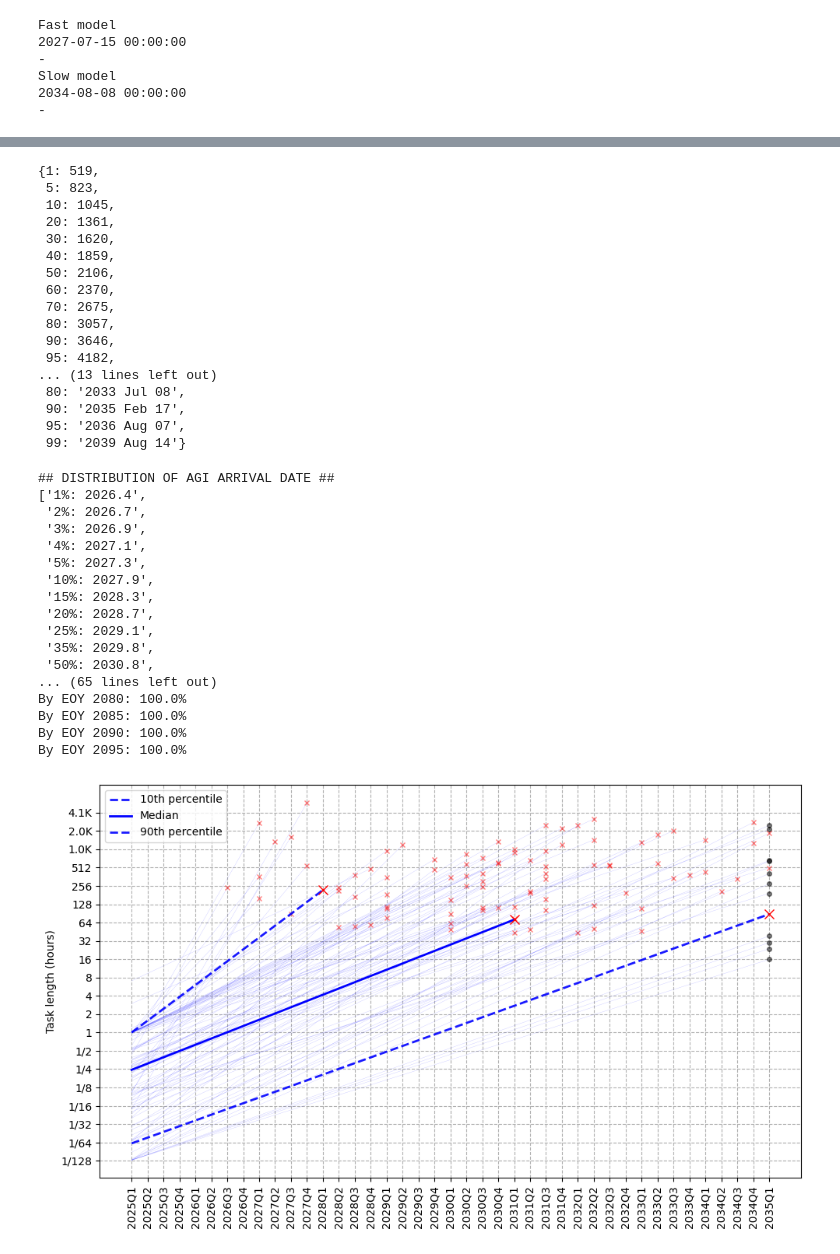
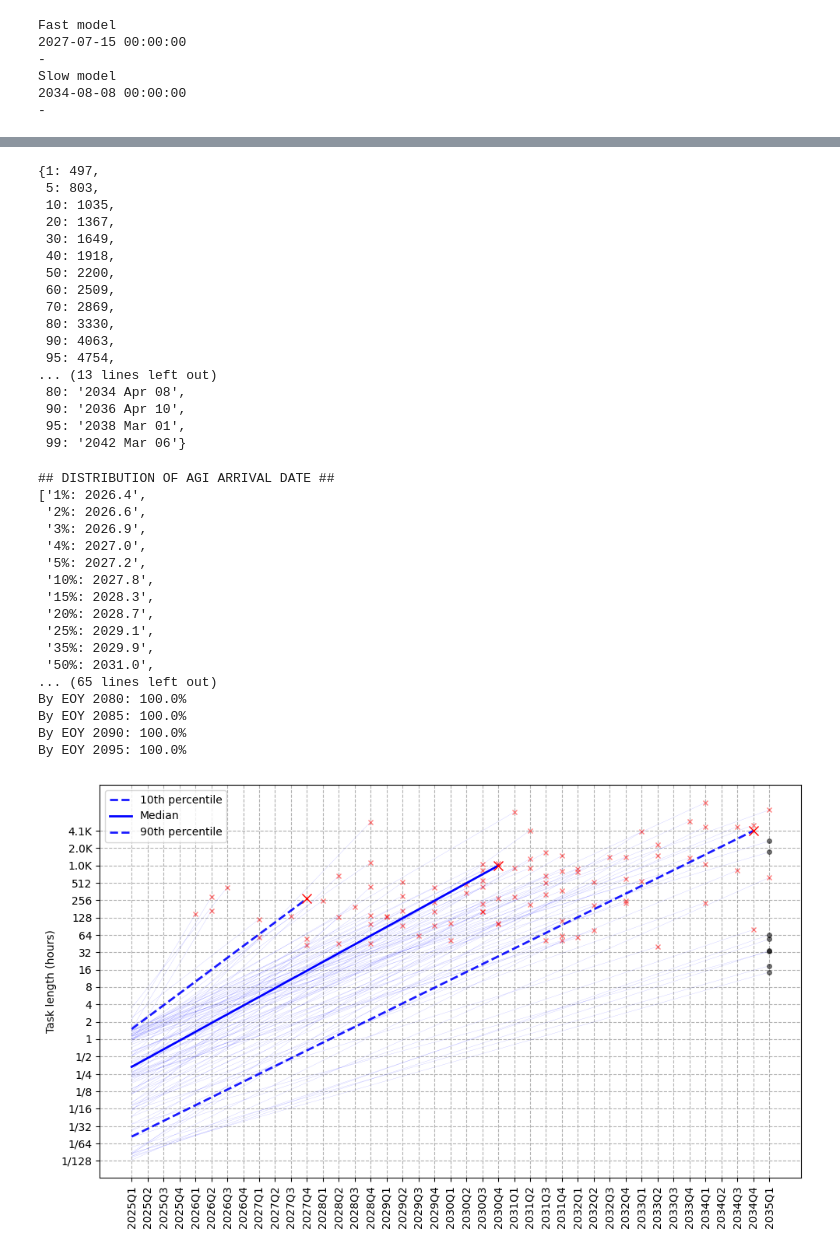
Before and after one commit to whymath/agi_timelines, a Jupyter notebook: METR Timelines Model.ipynb, the cells around one changed output, grey strips where cells are left out. Drawn from its saved outputs; the diff is of its cells as text; code cells hidden in the pictures.

Commit message:
add shift parameter

```diff
--- a/METR Timelines Model.ipynb
+++ b/METR Timelines Model.ipynb
@@ -100,5 +100,5 @@ sq.get_percentiles((start_task_length * 60) @ 100_000, digits=1)
 # %%
-print('## AGI task_length (displayed in hrs) ##')
-agi_task_length = sq.lognorm(40, 2000, credibility=90, lclip=40)
+print('## AGI task length (displayed in hrs) ##')
+agi_task_length = sq.lognorm(40, 2000, credibility=80, lclip=40)
 sq.get_percentiles(agi_task_length @ 100_000, digits=0)
 # %% [output]
@@ -137,0 +138,4 @@ sq.get_percentiles(doubling_time @ 100_000, digits=0)
+# %%
+print('## SHIFT (displayed in days) ##')
+shift = sq.norm(30, 30*5, credibility=80, lclip=0)
+sq.get_percentiles(shift @ 100_000, digits=0)
@@ -138,28 +157,29 @@ sq.get_percentiles(doubling_time @ 100_000, digits=0)
 # %%
 def adapted_metr_model():
-    days = calculate_doubling_time(start_task_length, agi_task_length, doubling_time)
-    measurement_error_variance = sq.norm(0.8, 1.2)
+    start_task_length_ = start_task_length * (2 ** (shift / doubling_time))
+    days = calculate_doubling_time(start_task_length_, agi_task_length, doubling_time)
+    measurement_error_variance = sq.invlognorm(0.8, 1.5) # Add easurement error on tasks: SD fit to trend variance from Figure 12
     return days * measurement_error_variance
 
 samples = run_model(adapted_metr_model)
 # %% [output]
-{1: 519,
- 5: 823,
- 10: 1045,
- 20: 1361,
- 30: 1620,
- 40: 1859,
- 50: 2106,
- 60: 2370,
- 70: 2675,
- 80: 3057,
- 90: 3646,
- 95: 4182,
+{1: 497,
+ 5: 803,
+ 10: 1035,
+ 20: 1367,
+ 30: 1649,
+ 40: 1918,
+ 50: 2200,
+ 60: 2509,
+ 70: 2869,
+ 80: 3330,
+ 90: 4063,
+ 95: 4754,
 ... (13 lines left out)
- 80: '2033 Jul 08',
- 90: '2035 Feb 17',
- 95: '2036 Aug 07',
- 99: '2039 Aug 14'}
+ 80: '2034 Apr 08',
+ 90: '2036 Apr 10',
+ 95: '2038 Mar 01',
+ 99: '2042 Mar 06'}
 # %%
 print('## DISTRIBUTION OF AGI ARRIVAL DATE ##')
 # Convert datetime samples to years
@@ -222,16 +242,16 @@ print('')
 # %% [output]
 ## DISTRIBUTION OF AGI ARRIVAL DATE ##
 ['1%: 2026.4',
- '2%: 2026.7',
+ '2%: 2026.6',
  '3%: 2026.9',
- '4%: 2027.1',
- '5%: 2027.3',
- '10%: 2027.9',
+ '4%: 2027.0',
+ '5%: 2027.2',
+ '10%: 2027.8',
  '15%: 2028.3',
  '20%: 2028.7',
  '25%: 2029.1',
- '35%: 2029.8',
- '50%: 2030.8',
+ '35%: 2029.9',
+ '50%: 2031.0',
 ... (65 lines left out)
 By EOY 2080: 100.0%
 By EOY 2085: 100.0%
@@ -251,7 +271,7 @@ def billions_formatter(x, pos):
         return f'{x:.0f}'
 
 
-def plot_exponential_growth(doubling_time_days, starting_hours, agi_task_length, n_quarters=12, n_samples=1000, n_traces=100):
+def plot_exponential_growth(doubling_time_days, starting_hours, agi_task_length, shift, n_quarters=12, n_samples=1000, n_traces=100):
     """
     Plot exponential growth over quarters based on a doubling time.
 
@@ -259,6 +279,7 @@ def plot_exponential_growth(doubling_time_days, starting_hours, agi_task_length,
     doubling_time_days (sq.Distribution): The number of days it takes to double, given as a Squigglepy distribution
     starting_hours (sq.Distribution): The starting task length in hours, given as a Squigglepy distribution
     agi_task_length (sq.Distribution): The AGI task length in hours, given as a Squigglepy distribution
+    shift (sq.Distribution): The number of days to shift earlier due to difference between internal development and launch date, given as a Squigglepy distribution
     n_quarters (int): Number of quarters to plot
     n_samples (int): Number of samples to plot
     n_traces (int): Number of individual traces to plot
@@ -269,8 +290,12 @@ def plot_exponential_growth(doubling_time_days, starting_hours, agi_task_length,
 
     # Sample from distributions
     doubling_times = doubling_time_days @ n_samples
+    shifts = shift @ n_samples
     starting_values = starting_hours @ n_samples
     end_values = agi_task_length @ n_samples
+
+    # Adjust starting times for shift
+    starting_values *= (2 ** (shifts / doubling_times))
 
     # Calculate growth rates from doubling times
     growth_rates = np.log(2) / np.array(doubling_times)
@@ -377,32 +402,32 @@ def plot_exponential_growth(doubling_time_days, starting_hours, agi_task_length,
         plt.plot(quarters[-1], p50_curve[-1], 'ko', markersize=6)
     else:
         plt.plot(quarters[:p50_terminate_quarter+1], p50_curve[:p50_terminate_quarter+1],
                 'b-', linewidth=2, label='Median')
         plt.plot(quarters[p50_terminate_quarter], p50_curve[p50_terminate_quarter],
                 'rx', markersize=8, alpha=1)
 
     # 90th percentile
     if p90_terminate_quarter >= len(quarters):
         plt.plot(quarters, p90_curve, 'b--', linewidth=2, alpha=0.9, label='90th percentile')
         plt.plot(quarters[-1], p90_curve[-1], 'ko', markersize=6)
     else:
         plt.plot(quarters[:p90_terminate_quarter+1], p90_curve[:p90_terminate_quarter+1],
                 'b--', linewidth=2, alpha=0.9, label='90th percentile')
         plt.plot(quarters[p90_terminate_quarter], p90_curve[p90_terminate_quarter],
                 'rx', markersize=8, alpha=1)
 
     plt.grid(True, linestyle='--', alpha=1)
     plt.yscale('log', base=2)
     quarter_labels = [f"{2025+q//4}Q{q%4+1}" for q in quarters]
     plt.xticks(quarters, quarter_labels, rotation=90)
     plt.yticks([2**i for i in range(-7, 13)])
     plt.ylabel("Task length (hours)")
     plt.gca().yaxis.set_major_formatter(FuncFormatter(billions_formatter))
     plt.legend()
     plt.tight_layout()
     plt.show()
     return None
 
-plot_exponential_growth(doubling_time, start_task_length, agi_task_length, n_quarters=40, n_samples=10_000, n_traces=100)
+plot_exponential_growth(doubling_time, start_task_length, agi_task_length, shift, n_quarters=40, n_samples=10_000, n_traces=100)
 # %% [output]
-[figure, old version]
+[figure, new version]
```
Also changed, not shown: parts of 5 cells of this notebook.
